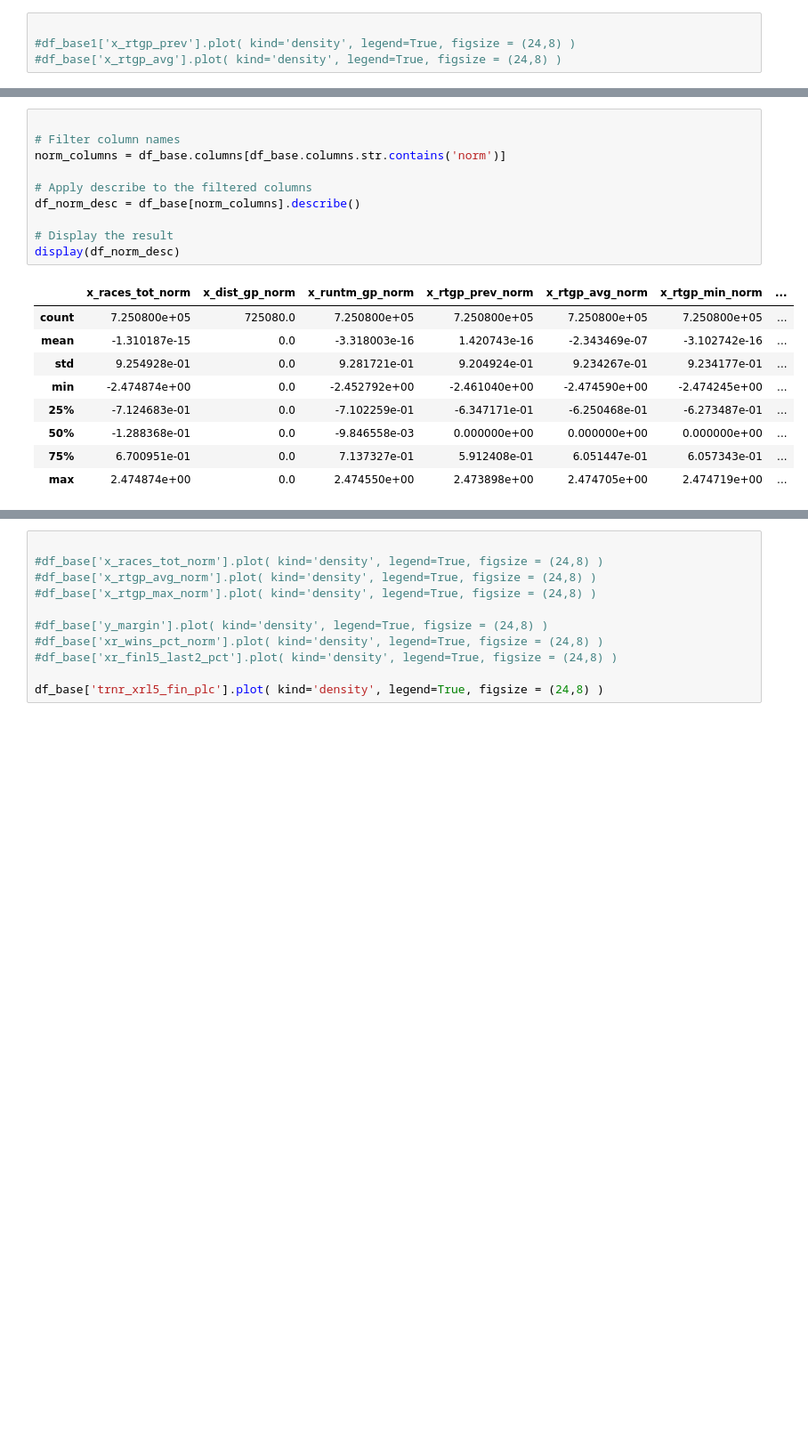
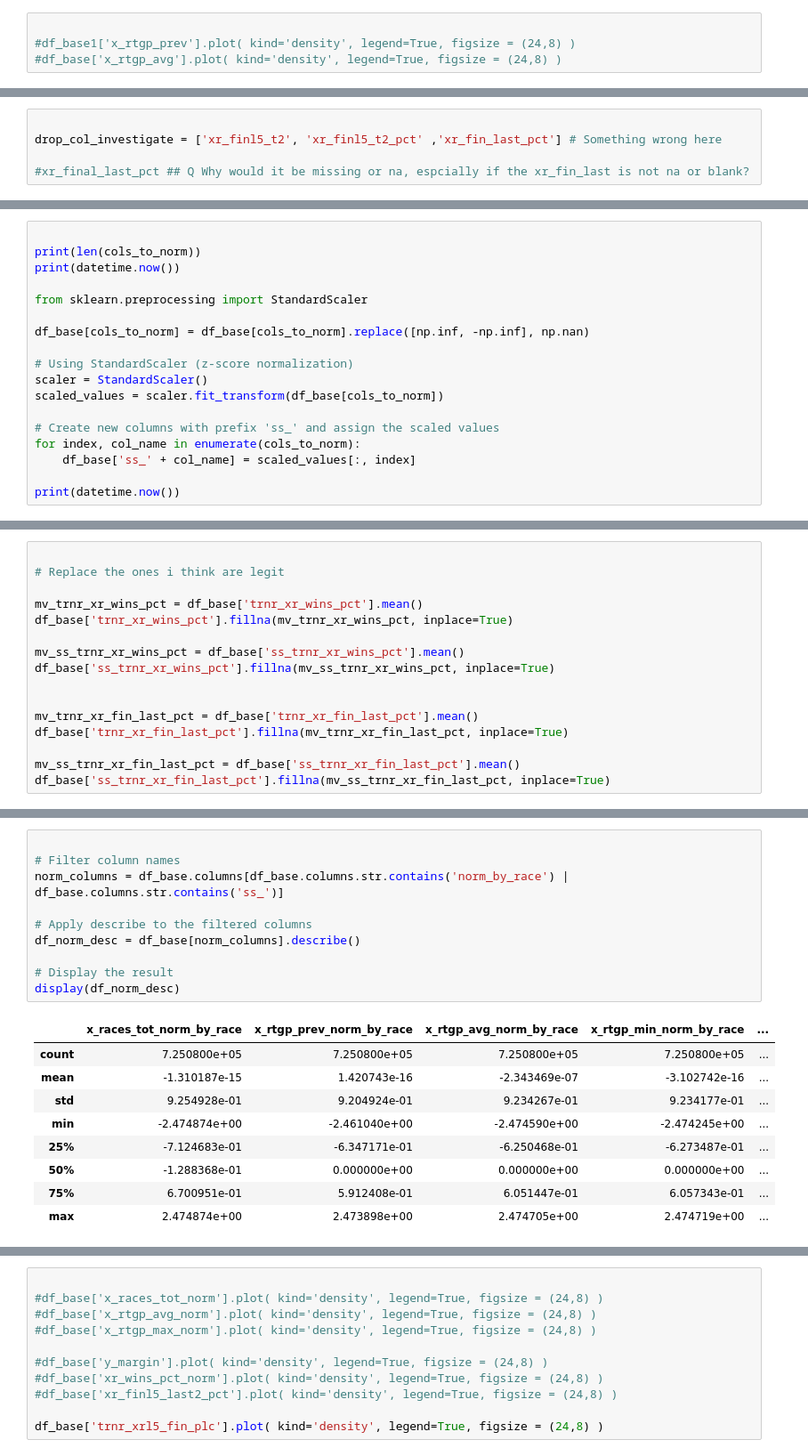
Before and after one commit to ageofthegit/greyhound-racing, a Jupyter notebook: code-cloud/C030_1_CGPT_CONSOL_Std Variables.ipynb, the cells around one changed output, grey strips where cells are left out. Shown: that part at 89% size. Saved outputs shown, nothing was run; the diff lists cells and outputs as text; blank space fills up the shorter version.

```diff
--- a/code-cloud/C030_1_CGPT_CONSOL_Std Variables.ipynb
+++ b/code-cloud/C030_1_CGPT_CONSOL_Std Variables.ipynb
@@ -551,0 +519,5 @@ print(datetime.now(local_tz))
+# %%
+
+drop_col_investigate = ['xr_finl5_t2', 'xr_finl5_t2_pct' ,'xr_fin_last_pct'] # Something wrong here
+
+#xr_final_last_pct ## Q Why would it be missing or na, espcially if the xr_fin_last is not na or blank?
@@ -551,0 +748,18 @@ print(datetime.now(local_tz))
+# %%
+
+print(len(cols_to_norm))
+print(datetime.now())
+
+from sklearn.preprocessing import StandardScaler
+
+df_base[cols_to_norm] = df_base[cols_to_norm].replace([np.inf, -np.inf], np.nan)
+
+# Using StandardScaler (z-score normalization)
+scaler = StandardScaler()
+scaled_values = scaler.fit_transform(df_base[cols_to_norm])
+
+# Create new columns with prefix 'ss_' and assign the scaled values
+for index, col_name in enumerate(cols_to_norm):
+    df_base['ss_' + col_name] = scaled_values[:, index]
+
+print(datetime.now())
@@ -552,2 +796,18 @@ print(datetime.now(local_tz))
+# %%
+
+# Replace the ones i think are legit
+
+mv_trnr_xr_wins_pct = df_base['trnr_xr_wins_pct'].mean()
+df_base['trnr_xr_wins_pct'].fillna(mv_trnr_xr_wins_pct, inplace=True)
+
+mv_ss_trnr_xr_wins_pct = df_base['ss_trnr_xr_wins_pct'].mean()
+df_base['ss_trnr_xr_wins_pct'].fillna(mv_ss_trnr_xr_wins_pct, inplace=True)
+
+
+mv_trnr_xr_fin_last_pct = df_base['trnr_xr_fin_last_pct'].mean()
+df_base['trnr_xr_fin_last_pct'].fillna(mv_trnr_xr_fin_last_pct, inplace=True)
+
+mv_ss_trnr_xr_fin_last_pct = df_base['ss_trnr_xr_fin_last_pct'].mean()
+df_base['ss_trnr_xr_fin_last_pct'].fillna(mv_ss_trnr_xr_fin_last_pct, inplace=True)
 # %%
 
@@ -697,20 +823,20 @@ print(df_base.columns.values.tolist())
 # %%
 
 # Filter column names
-norm_columns = df_base.columns[df_base.columns.str.contains('norm')]
+norm_columns = df_base.columns[df_base.columns.str.contains('norm_by_race') | df_base.columns.str.contains('ss_')]
 
 # Apply describe to the filtered columns
 df_norm_desc = df_base[norm_columns].describe()
 
 # Display the result
 display(df_norm_desc)
 # %% [output]
-|  | x_races_tot_norm | x_dist_gp_norm | x_runtm_gp_norm | x_rtgp_prev_norm | x_rtgp_avg_norm | x_rtgp_min_norm | ... |
-| count | 7.250800e+05 | 725080.0 | 7.250800e+05 | 7.250800e+05 | 7.250800e+05 | 7.250800e+05 | ... |
-| mean | -1.310187e-15 | 0.0 | -3.318003e-16 | 1.420743e-16 | -2.343469e-07 | -3.102742e-16 | ... |
-| std | 9.254928e-01 | 0.0 | 9.281721e-01 | 9.204924e-01 | 9.234267e-01 | 9.234177e-01 | ... |
-| min | -2.474874e+00 | 0.0 | -2.452792e+00 | -2.461040e+00 | -2.474590e+00 | -2.474245e+00 | ... |
-| 25% | -7.124683e-01 | 0.0 | -7.102259e-01 | -6.347171e-01 | -6.250468e-01 | -6.273487e-01 | ... |
-| 50% | -1.288368e-01 | 0.0 | -9.846558e-03 | 0.000000e+00 | 0.000000e+00 | 0.000000e+00 | ... |
-| 75% | 6.700951e-01 | 0.0 | 7.137327e-01 | 5.912408e-01 | 6.051447e-01 | 6.057343e-01 | ... |
-| max | 2.474874e+00 | 0.0 | 2.474550e+00 | 2.473898e+00 | 2.474705e+00 | 2.474719e+00 | ... |
+|  | x_races_tot_norm_by_race | x_rtgp_prev_norm_by_race | x_rtgp_avg_norm_by_race | x_rtgp_min_norm_by_race | ... |
+| count | 7.250800e+05 | 7.250800e+05 | 7.250800e+05 | 7.250800e+05 | ... |
+| mean | -1.310187e-15 | 1.420743e-16 | -2.343469e-07 | -3.102742e-16 | ... |
+| std | 9.254928e-01 | 9.204924e-01 | 9.234267e-01 | 9.234177e-01 | ... |
+| min | -2.474874e+00 | -2.461040e+00 | -2.474590e+00 | -2.474245e+00 | ... |
+| 25% | -7.124683e-01 | -6.347171e-01 | -6.250468e-01 | -6.273487e-01 | ... |
+| 50% | -1.288368e-01 | 0.000000e+00 | 0.000000e+00 | 0.000000e+00 | ... |
+| 75% | 6.700951e-01 | 5.912408e-01 | 6.051447e-01 | 6.057343e-01 | ... |
+| max | 2.474874e+00 | 2.473898e+00 | 2.474705e+00 | 2.474719e+00 | ... |
```
Also changed, not shown: parts of 57 cells of this notebook, 5 other files.
